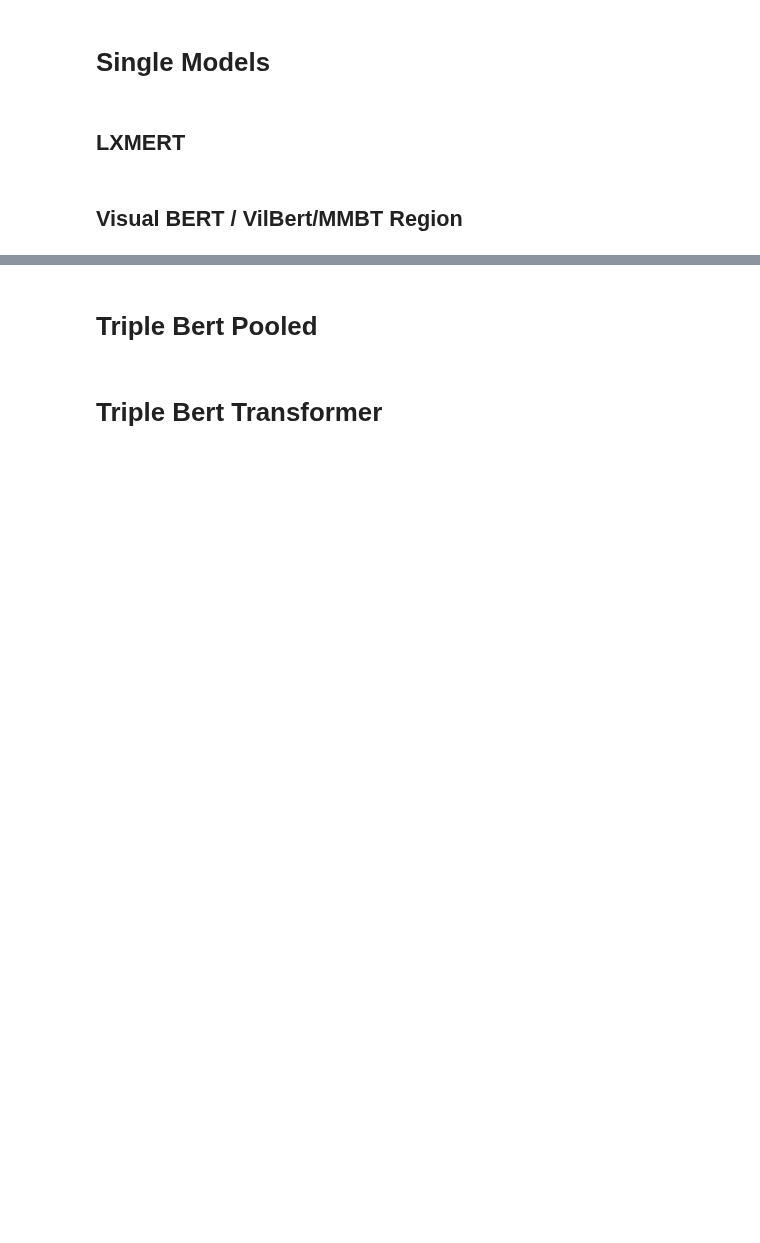
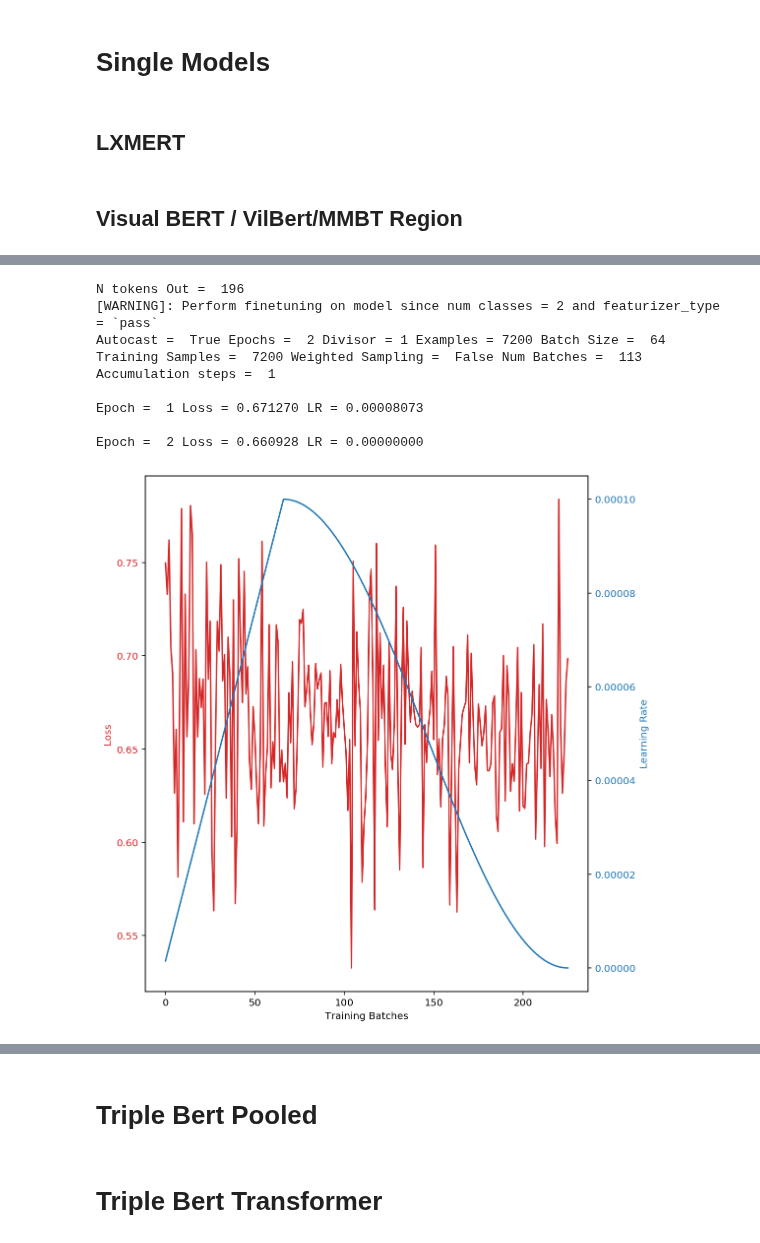
Before and after one commit to faizanahemad/facebook-hateful-memes, a Jupyter notebook: notebooks/VIsualBert.ipynb, the cells around one changed output, grey strips where cells are left out. Cells and saved outputs as stored; diff of their text form; code cells hidden in the pictures; blank space fills up the shorter version.

```diff
--- a/notebooks/VIsualBert.ipynb
+++ b/notebooks/VIsualBert.ipynb
@@ -301,3 +301,74 @@ prfs
 
 # 1h 45m
 # 4m 49s
+# %%
+adam = torch.optim.Adam
+adam_params = params = dict(lr=1e-4, weight_decay=1e-3)
+optimizer = adam
+optimizer_params = adam_params
+
+from facebook_hateful_memes_detector.models.MultiModal.VilBertVisualBert import VilBertVisualBertModel
+lr_strategy = {
+    "vilbert": {
+        "lr": optimizer_params["lr"] / 10,
+        "model": {
+            "bert": {
+                "t_pooler": {
+                    "lr": optimizer_params["lr"],
+                    "finetune": True
+                },
+                "v_pooler": {
+                    "lr": optimizer_params["lr"],
+                    "finetune": True
+                }
+            },
+            "classifier": {
+                "lr": optimizer_params["lr"],
+                "finetune": True
+            }
+        },
+        "finetune": True
+    }
+}
+epochs = 2
+batch_size = 64
+model_fn = model_builder(
+    VilBertVisualBertModel,
+    dict(
+        model_name={"vilbert": dict(gaussian_noise=0.0, dropout=0.0)},
+        num_classes=2,
+        gaussian_noise=0.0,
+        dropout=0.0,
+        word_masking_proba=0.0,
+        featurizer="pass",
+        final_layer_builder=fb_1d_loss_builder,
+        internal_dims=256,
+        classifier_dims=768,
+        n_tokens_in=96,
+        n_tokens_out=16,
+        n_layers=2,
+        loss="classification",
+        dice_loss_coef=0.0,
+        auc_loss_coef=0.0,
+    ),
+    per_param_opts_fn=lr_strategy,
+    optimiser_class=optimizer,
+    optimiser_params=optimizer_params)
+
+kfold = False
+results, prfs = train_validate_ntimes(
+    model_fn,
+    data,
+    batch_size,
+    epochs,
+    kfold=kfold,
+    scheduler_init_fn=scheduler_init_fn,
+    show_model_stats=False,
+    validation_epochs=[4, 7, 9, 11, 14, 17, 19])
+r1, p1 = results, prfs
+results
+prfs
+
+# 1h 45m
+# 4m 49s
+# %% [output]
@@ -303,0 +382,9 @@ prfs
+N tokens Out =  196
+[WARNING]: Perform finetuning on model since num classes = 2 and featurizer_type = `pass`
+Autocast =  True Epochs =  2 Divisor = 1 Examples = 7200 Batch Size =  64
+Training Samples =  7200 Weighted Sampling =  False Num Batches =  113 Accumulation steps =  1
+
+Epoch =  1 Loss = 0.671270 LR = 0.00008073
+
+Epoch =  2 Loss = 0.660928 LR = 0.00000000
+[figure, added]
```
Also changed, not shown: parts of 2 cells of this notebook.
